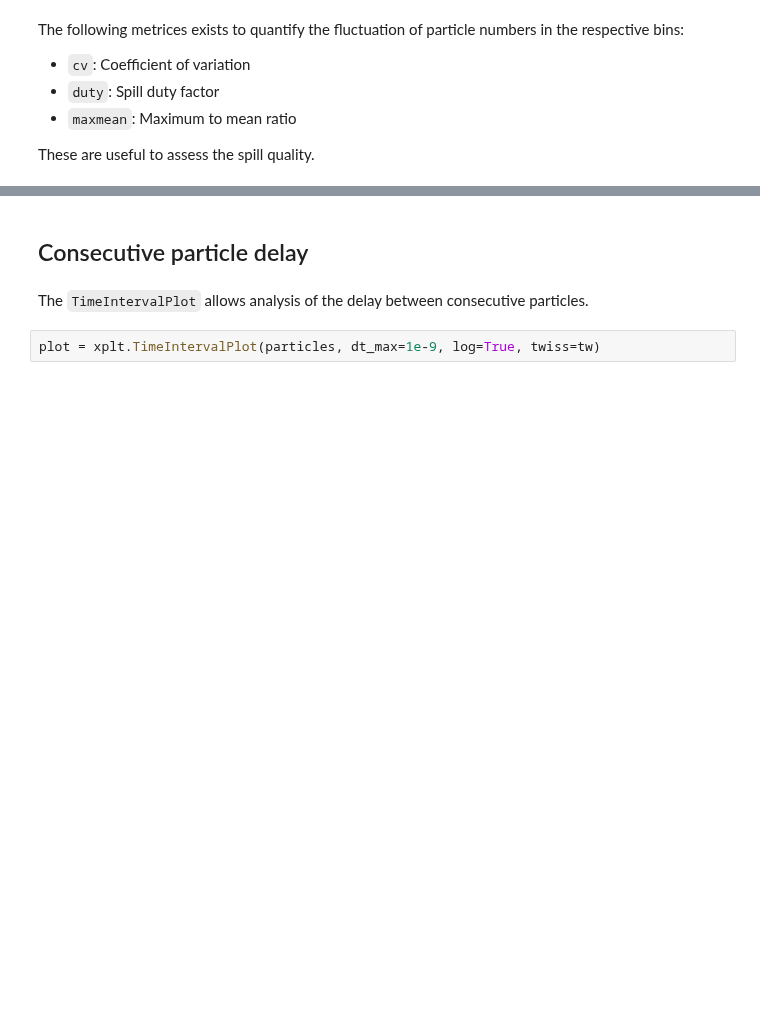
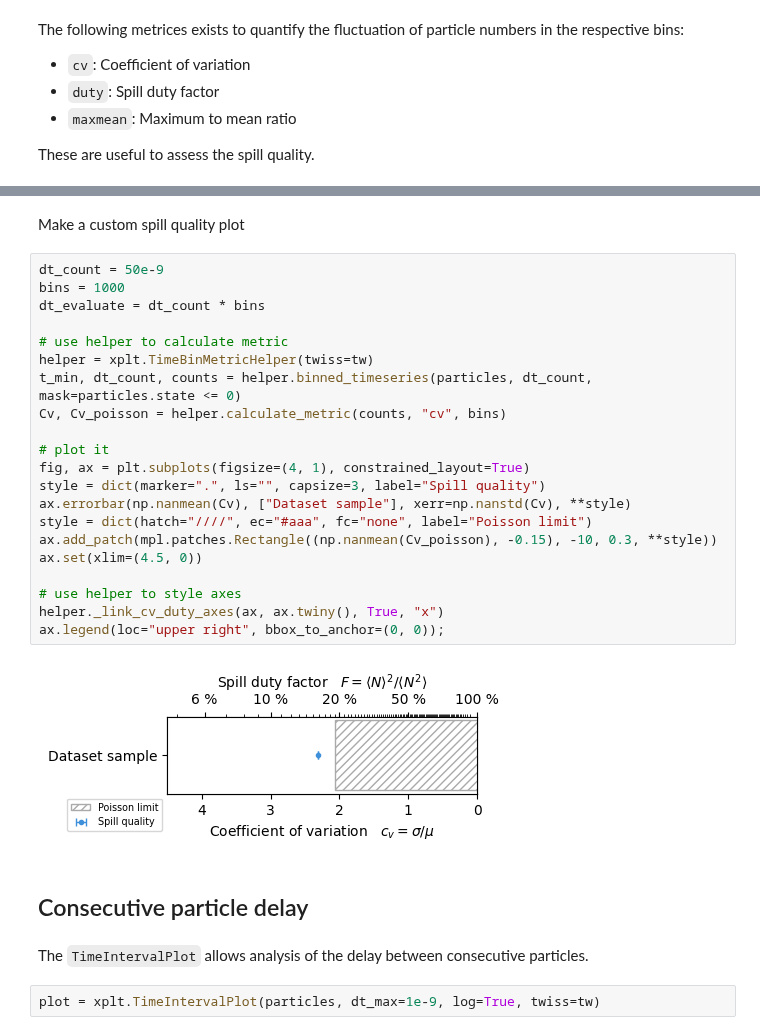
Before and after one commit to xsuite/xplt, a Jupyter notebook: examples/timestructure.ipynb, the cells around one changed output, grey strips where cells are left out. Drawn from its saved outputs; the diff is of its cells as text; blank space fills up the shorter version.

```diff
--- a/examples/timestructure.ipynb
+++ b/examples/timestructure.ipynb
@@ -146,3 +174,28 @@ plot = xplt.TimeVariationScalePlot(particles, "cv", twiss=tw)
+# %% [markdown]
+Make a custom spill quality plot
+# %%
+dt_count = 50e-9
+bins = 1000
+dt_evaluate = dt_count * bins
+
+# use helper to calculate metric
+helper = xplt.TimeBinMetricHelper(twiss=tw)
+t_min, dt_count, counts = helper.binned_timeseries(particles, dt_count, mask=particles.state <= 0)
+Cv, Cv_poisson = helper.calculate_metric(counts, "cv", bins)
+
+# plot it
+fig, ax = plt.subplots(figsize=(4, 1), constrained_layout=True)
+style = dict(marker=".", ls="", capsize=3, label="Spill quality")
+ax.errorbar(np.nanmean(Cv), ["Dataset sample"], xerr=np.nanstd(Cv), **style)
+style = dict(hatch="////", ec="#aaa", fc="none", label="Poisson limit")
+ax.add_patch(mpl.patches.Rectangle((np.nanmean(Cv_poisson), -0.15), -10, 0.3, **style))
+ax.set(xlim=(4.5, 0))
+
+# use helper to style axes
+helper._link_cv_duty_axes(ax, ax.twiny(), True, "x")
+ax.legend(loc="upper right", bbox_to_anchor=(0, 0));
+# %% [output]
+[figure, added]
 # %% [markdown]
 ## Consecutive particle delay
 # %% [markdown]
```
Also changed, not shown: parts of 20 cells of this notebook, 1 other file.
